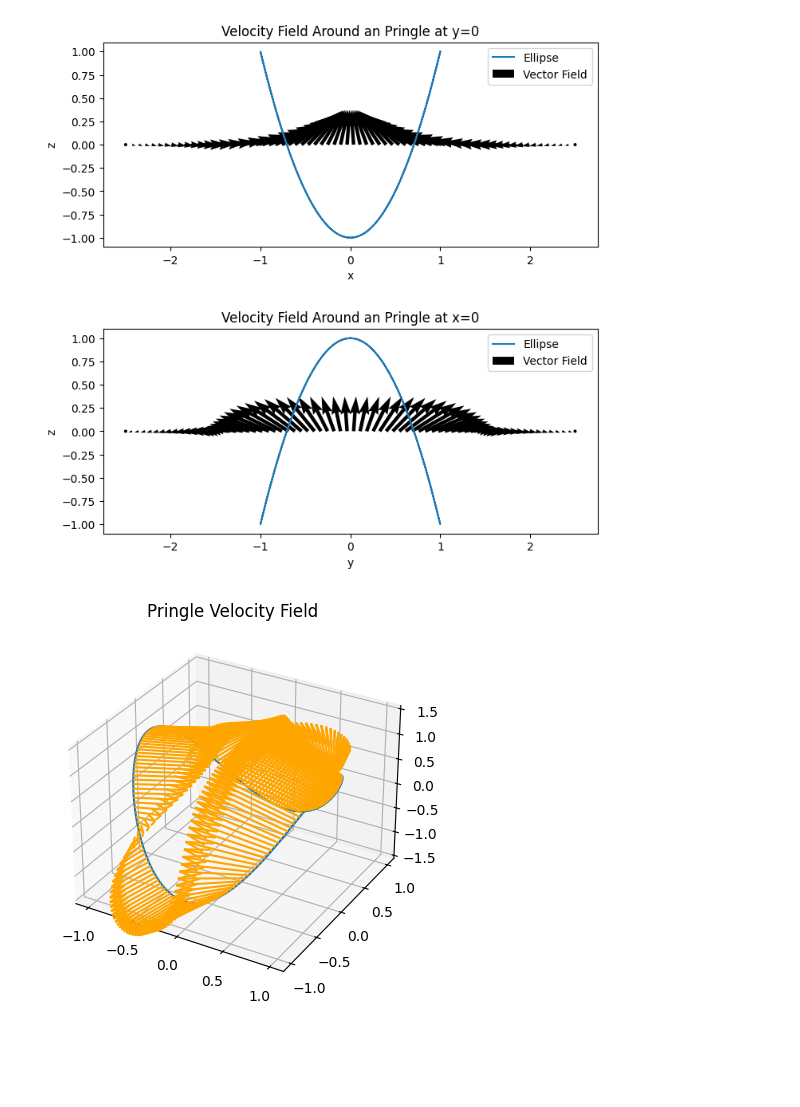
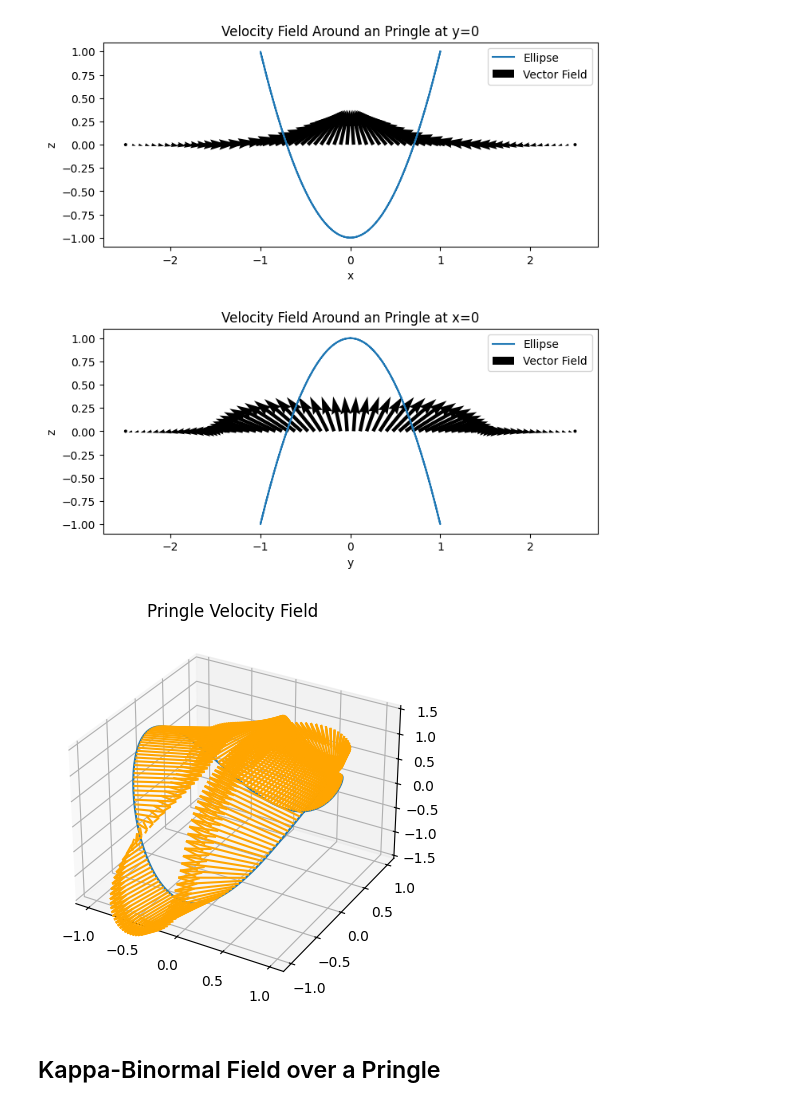
Before and after one commit to dkrawciw/Vortex_Filament_Python, a Jupyter notebook: testShapes.ipynb, the cells around one changed output. Drawn from its saved outputs; the diff is of its cells as text; code cells hidden in the pictures; blank space fills up the shorter version.

```diff
--- a/testShapes.ipynb
+++ b/testShapes.ipynb
@@ -184,24 +184,26 @@ plt.show()
 # %%
 # Make the Pringle function
 P = lambda t: [ np.cos(t), np.sin(t), np.square(np.cos(t)) - np.square(np.sin(t)) ]
 dP = lambda t: [ -np.sin(t), np.cos(t), 2*np.cos(t)*(-1)*np.sin(t) - 2*np.sin(t)*np.cos(t) ]
-PPoints = np.linspace( 0, 2 * np.pi, 200 )
+PPoints = np.linspace( 0, 2 * np.pi, 200, endpoint=False )
 
 # Find values on the pringle
 s = np.array( P(PPoints) )
 ds = np.array( dP(PPoints) )
 
 pringleField = VField.RegularBiotSavart( s, ds, s, 10**-4 )
 
 # Create a 3D quiver plot
 fig = plt.figure()
 ax = fig.add_subplot(111, projection='3d')
 ax.quiver(s[0,:], s[1,:], s[2,:], pringleField[0,:], pringleField[1,:], pringleField[2,:], normalize=True, color='orange')
 
 ax.set_zlim([-1.5,1.5])
 ax.plot( s[0,:], s[1,:], s[2,:] )
 plt.title('Pringle Velocity Field')
 
 plt.show()
 # %% [output]
-[figure, old version]
+[figure, new version]
+# %% [markdown]
+## Kappa-Binormal Field over a Pringle
```
Also changed, not shown: parts of 3 cells of this notebook.
